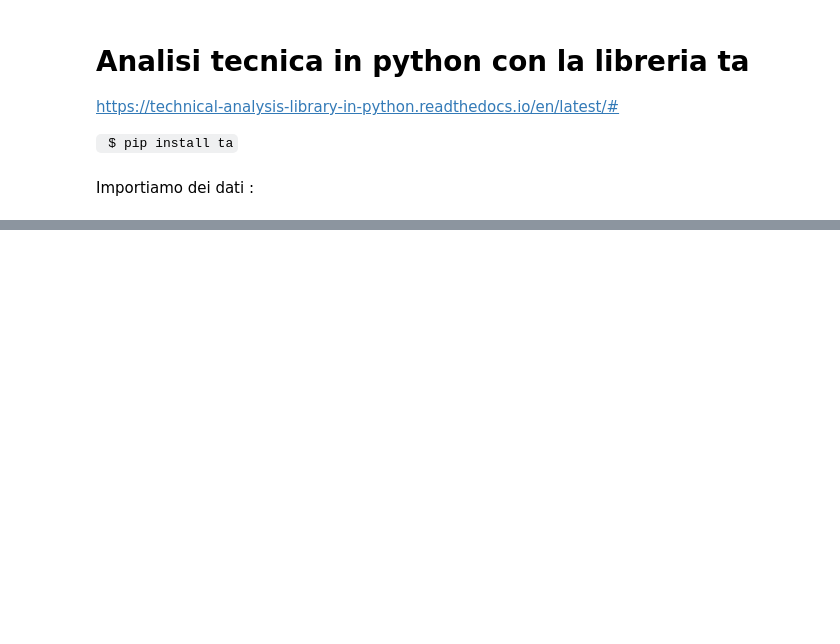
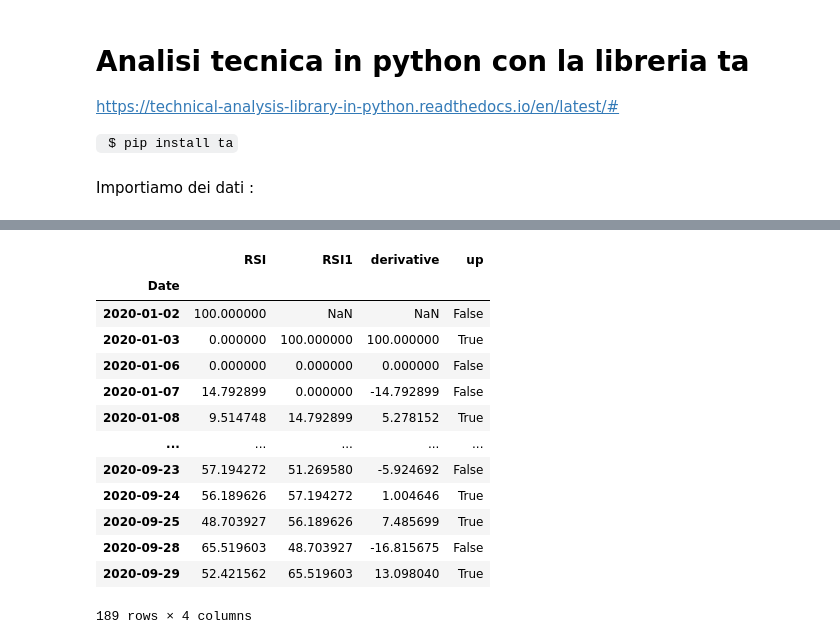
Before and after one commit to antoiovi/jupythernotebooks, a Jupyter notebook: Finanza/Analisi tecnica con ta.ipynb, the cells around one changed output, grey strips where cells are left out. Saved outputs shown, nothing was run; the diff lists cells and outputs as text; code cells hidden in the pictures; blank space fills up the shorter version.

```diff
--- a/Finanza/Analisi tecnica con ta.ipynb
+++ b/Finanza/Analisi tecnica con ta.ipynb
@@ -73,0 +79,17 @@ fig.tight_layout()
+# %%
+df1
+# %% [output]
+|  | RSI | RSI1 | derivative | up |
+| Date |  |  |  |  |
+| 2020-01-02 | 100.000000 | NaN | NaN | False |
+| 2020-01-03 | 0.000000 | 100.000000 | 100.000000 | True |
+| 2020-01-06 | 0.000000 | 0.000000 | 0.000000 | False |
+| 2020-01-07 | 14.792899 | 0.000000 | -14.792899 | False |
+| 2020-01-08 | 9.514748 | 14.792899 | 5.278152 | True |
+| ... | ... | ... | ... | ... |
+| 2020-09-23 | 57.194272 | 51.269580 | -5.924692 | False |
+| 2020-09-24 | 56.189626 | 57.194272 | 1.004646 | True |
+| 2020-09-25 | 48.703927 | 56.189626 | 7.485699 | True |
+| 2020-09-28 | 65.519603 | 48.703927 | -16.815675 | False |
+| 2020-09-29 | 52.421562 | 65.519603 | 13.098040 | True |
+189 rows × 4 columns
```
Also changed, not shown: parts of 13 cells of this notebook, 3 other files.
